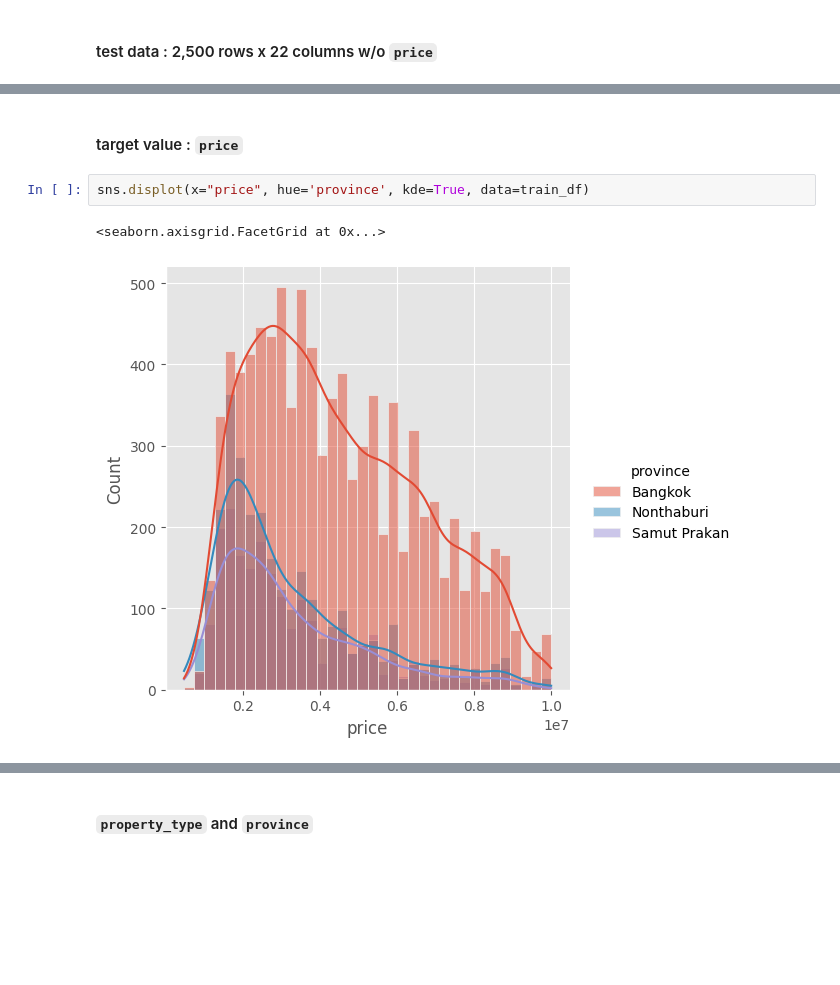
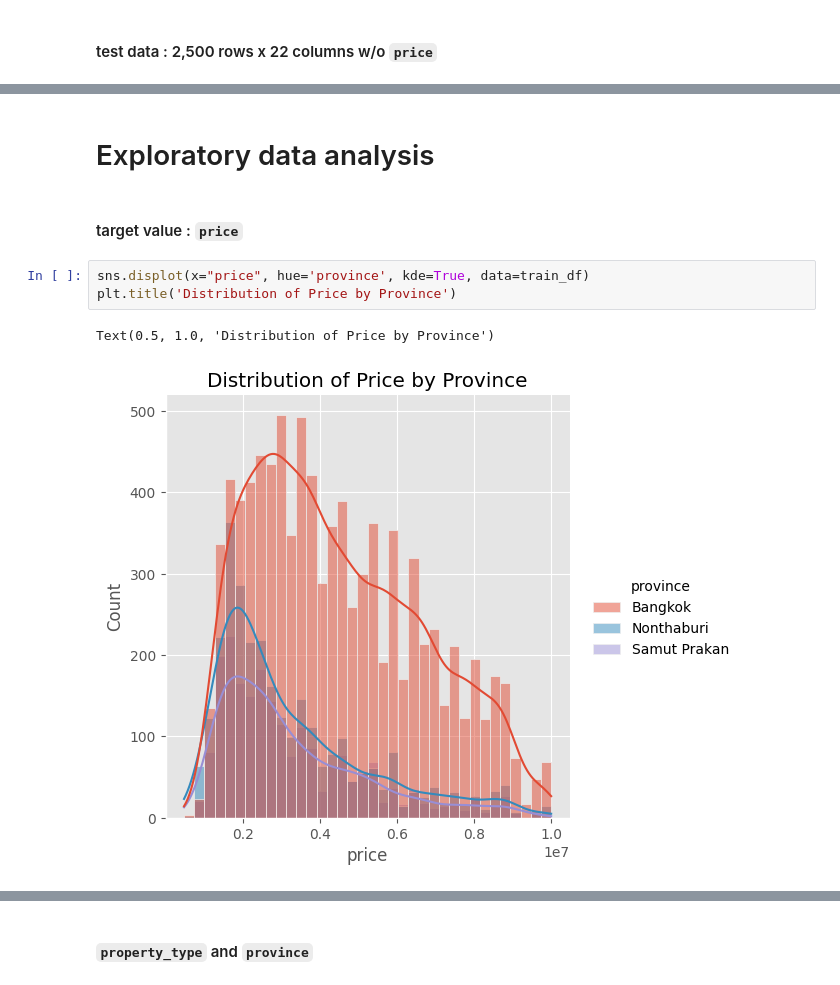
Before and after one commit to fake-or-dead/project-2, a Jupyter notebook: code/bangkok_house_pricing.ipynb, the cells around one changed output, grey strips where cells are left out. Saved outputs shown, nothing was run; the diff lists cells and outputs as text; blank space fills up the shorter version.

```diff
--- a/code/bangkok_house_pricing.ipynb
+++ b/code/bangkok_house_pricing.ipynb
@@ -59,7 +54,10 @@ test_df
+# %% [markdown]
+# Exploratory data analysis
 # %% [markdown]
 #### target value : `price`
 # %%
 sns.displot(x="price", hue='province', kde=True, data=train_df)
+plt.title('Distribution of Price by Province')
 # %% [output]
-<seaborn.axisgrid.FacetGrid at 0x...>
+Text(0.5, 1.0, 'Distribution of Price by Province')
-[figure, old version]
+[figure, new version]
```
Also changed, not shown: parts of 73 cells of this notebook, 3 other files.
